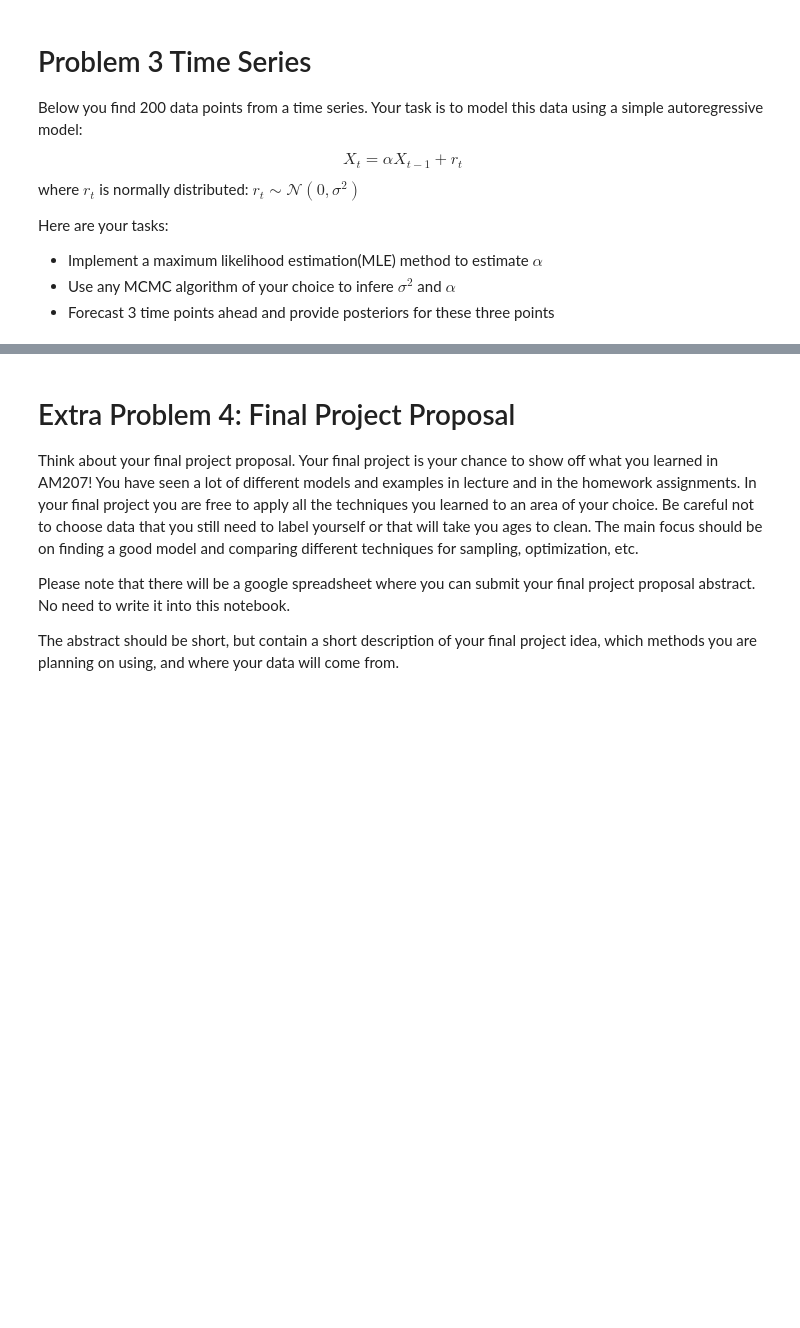
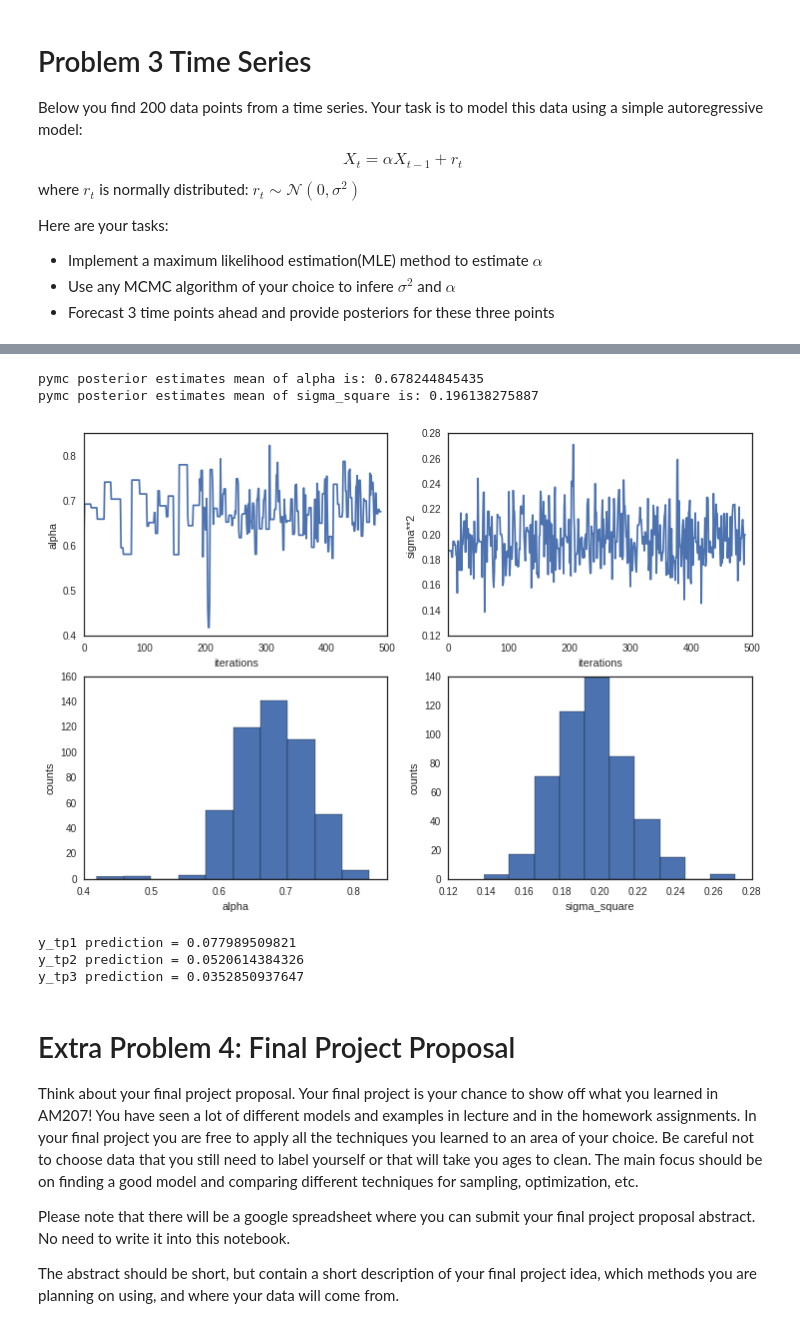
Before and after one commit to kevinchen1000/2016, a Jupyter notebook: Homework/AM207_yufengkevinchen_HW4.ipynb, the cells around one changed output, grey strips where cells are left out. Cells and saved outputs as stored; diff of their text form; code cells hidden in the pictures; blank space fills up the shorter version.

```diff
--- a/Homework/AM207_yufengkevinchen_HW4.ipynb
+++ b/Homework/AM207_yufengkevinchen_HW4.ipynb
@@ -793,3 +893,61 @@ y=np.array([0.00000000e+00,  -2.41884381e-01,  -2.19815584e-01, -5.92654275e-03,
+# %%
+#PART 2 cont
+#plot solution
+fig1 = plt.figure(figsize = [12,8])
+plt.subplot(2,2,1)
+plt.xlabel('iterations')
+plt.ylabel('alpha')
+plt.plot(alpha.trace())
+
+plt.subplot(2,2,2)
+plt.xlabel('iterations')
+plt.ylabel('sigma**2')
+plt.plot(sigma_square.trace())
+
+plt.subplot(2,2,3)
+plt.xlabel('alpha')
+plt.ylabel('counts')
+plt.hist(alpha.trace())
+
+plt.subplot(2,2,4)
+plt.xlabel('sigma_square')
+plt.ylabel('counts')
+plt.hist(sigma_square.trace())
+
+print 'pymc posterior estimates mean of alpha is:', np.mean(alpha.trace())
+print 'pymc posterior estimates mean of sigma_square is:',  np.mean(sigma_square.trace())
+# %% [output]
+pymc posterior estimates mean of alpha is: 0.678244845435
+pymc posterior estimates mean of sigma_square is: 0.196138275887
+[figure, added]
+# %%
+# predict 3 steps ahead:
+
+# we use sampled alpha's to predict y_t+1
+sample_len = sigma_square.trace().shape[0]
+sample_sigma = np.sqrt(sigma_square.trace())
+
+y_tp1 = alpha.trace() * y[-1] +  sample_sigma * np.random.randn(sample_len)
+print 'y_tp1 prediction =', np.mean(y_tp1)
+
+# we use y_t+1 to estimate y_t+2
+y_tp2 = np.zeros((y_tp1.shape[0],y_tp1.shape[0]),dtype = 'float')
+for i in xrange(y_tp1.shape[0]):
+    y_tp2[i,:] = alpha.trace() * y_tp1[i] +  sample_sigma * np.random.randn(sample_len)
+
+print 'y_tp2 prediction =', y_tp2.mean()
+
+#finally, we use y_t+2 to predict y_t+3
+y_tp3 = np.zeros((y_tp1.shape[0],y_tp1.shape[0],y_tp1.shape[0]),dtype = 'float')
+for i in xrange(y_tp1.shape[0]):
+    for j in xrange(y_tp1.shape[0]):
+        y_tp3[i,j,:] = alpha.trace() * y_tp2[i,j] +  sample_sigma * np.random.randn(sample_len)
+
+print 'y_tp3 prediction =', y_tp3.mean()
+# %% [output]
+y_tp1 prediction = 0.077989509821
+y_tp2 prediction = 0.0520614384326
+y_tp3 prediction = 0.0352850937647
 # %% [markdown]
 # Extra Problem 4: Final Project Proposal
 
```
Also changed, not shown: parts of 3 cells of this notebook.
